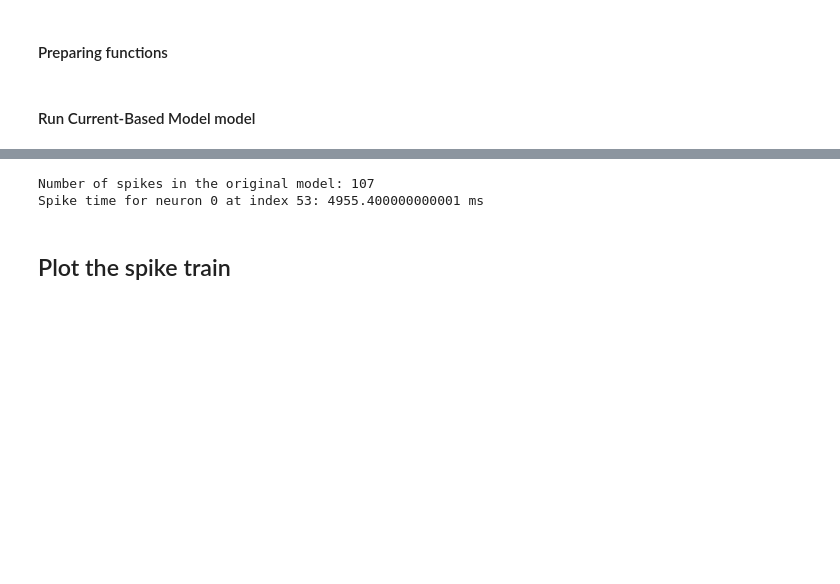
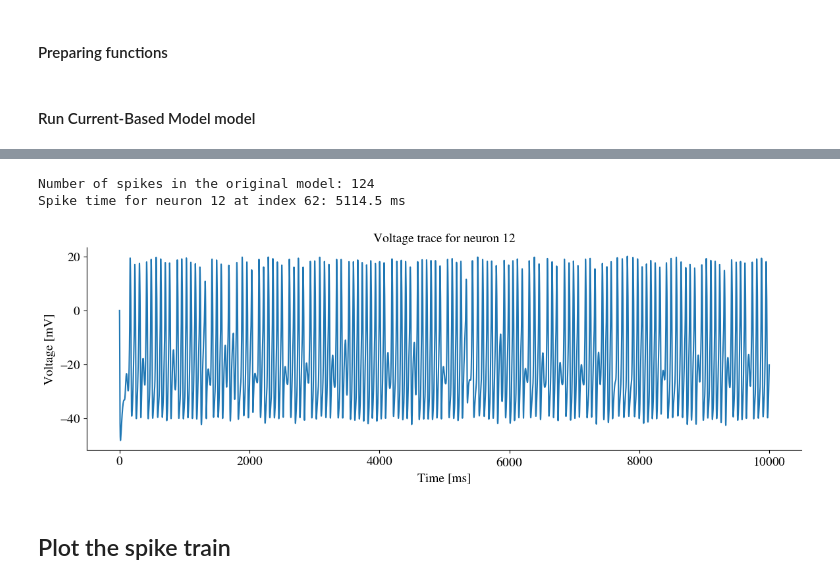
Before and after one commit to themahani/ml_force_research, a Jupyter notebook: morris_lecar/initial_chaos.ipynb, the cells around one changed output, grey strips where cells are left out. Saved outputs shown, nothing was run; the diff lists cells and outputs as text; code cells hidden in the pictures; blank space fills up the shorter version.

```diff
--- a/morris_lecar/initial_chaos.ipynb
+++ b/morris_lecar/initial_chaos.ipynb
@@ -110,14 +168,22 @@ for i in tqdm(range(1, v_trace.size(0))):
 # %%
-neuron = 0
+neuron = 12
 n_spikes = len(spikes_original[neuron])
 print(f"Number of spikes in the original model: {n_spikes}")
 if n_spikes > 0:
     i_spike = n_spikes // 2
     spike_time = spikes_original[neuron][i_spike]
     print(f"Spike time for neuron {neuron} at index {i_spike}: {spike_time} ms")
+
+plt.figure(figsize=(14, 4))
+plt.plot(t, v_trace[:, neuron].cpu().numpy())
+plt.xlabel("Time [ms]")
+plt.ylabel("Voltage [mV]")
+plt.title(f"Voltage trace for neuron {neuron}")
+plt.show()
 # %% [output]
-Number of spikes in the original model: 107
-Spike time for neuron 0 at index 53: 4955.400000000001 ms
+Number of spikes in the original model: 124
+Spike time for neuron 12 at index 62: 5114.5 ms
+[figure, added]
 # %%
 bias_start = spike_time - 10 # 10 ms bias before the spike
 bias_end = bias_start + 20 # 20 ms bias duration
```
Also changed, not shown: parts of 18 cells of this notebook, 1 other file.
